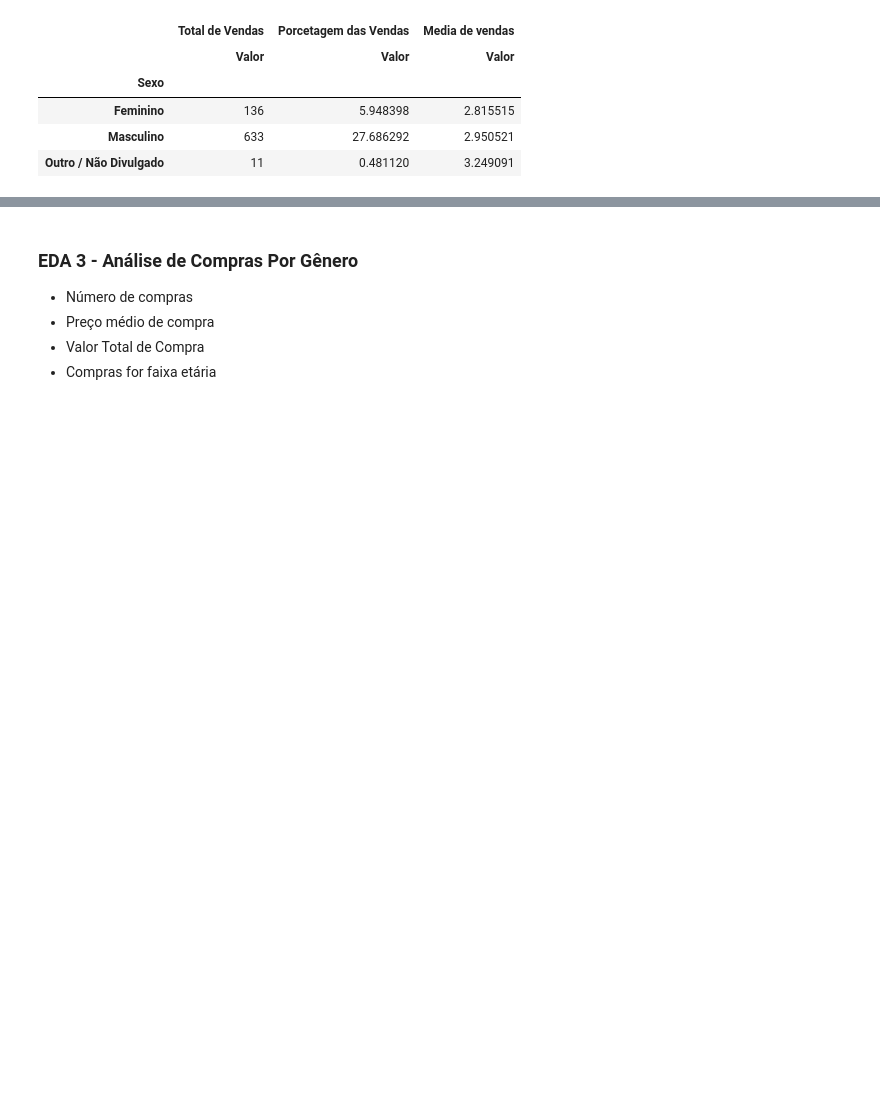
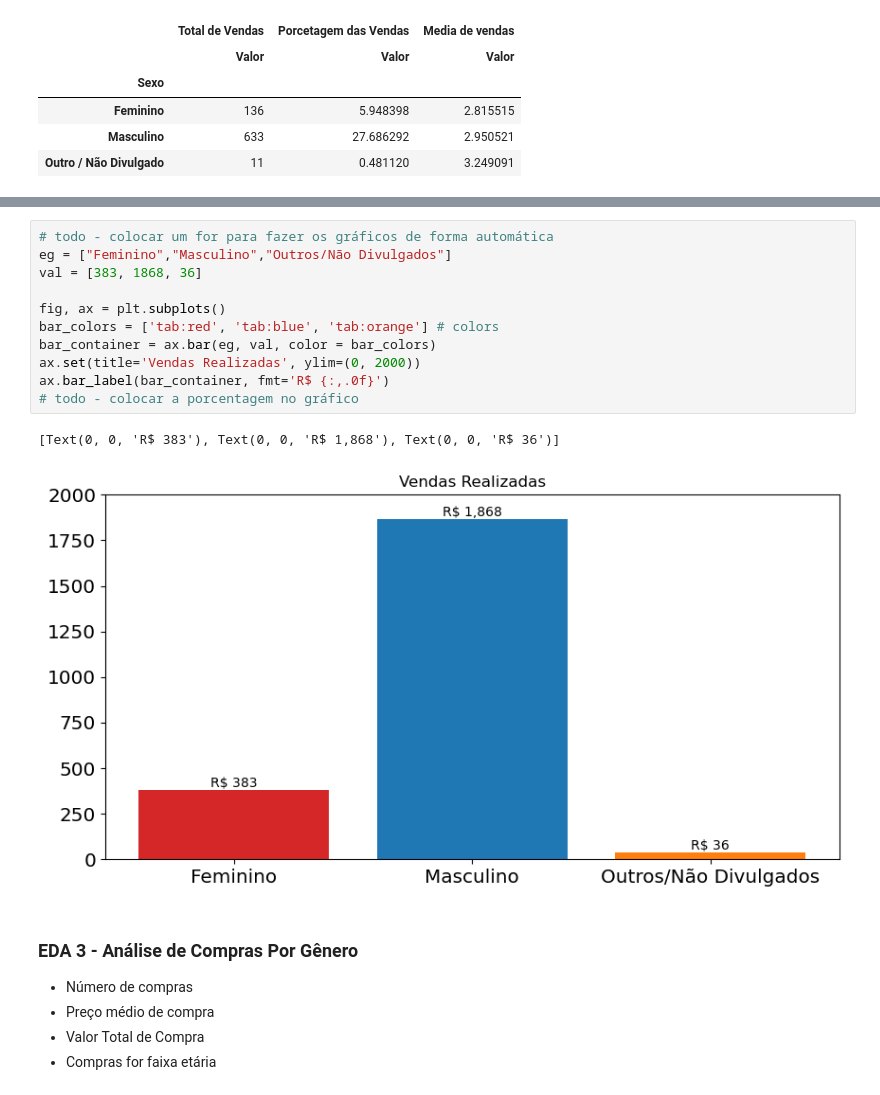
Before and after one commit to Paulophpm/E-commerce_Analytics, a Jupyter notebook: Notebook.ipynb, the cells around one changed output, grey strips where cells are left out. Drawn from its saved outputs; the diff is of its cells as text; blank space fills up the shorter version.

```diff
--- a/Notebook.ipynb
+++ b/Notebook.ipynb
@@ -103,3 +103,17 @@ ax.bar_label(bar_container, fmt='{:,.0f}')
+# %%
+# todo - colocar um for para fazer os gráficos de forma automática
+eg = ["Feminino","Masculino","Outros/Não Divulgados"]
+val = [383, 1868, 36]
+
+fig, ax = plt.subplots()
+bar_colors = ['tab:red', 'tab:blue', 'tab:orange'] # colors
+bar_container = ax.bar(eg, val, color = bar_colors)
+ax.set(title='Vendas Realizadas', ylim=(0, 2000))
+ax.bar_label(bar_container, fmt='R$ {:,.0f}')
+# todo - colocar a porcentagem no gráfico
+# %% [output]
+[Text(0, 0, 'R$ 383'), Text(0, 0, 'R$ 1,868'), Text(0, 0, 'R$ 36')]
+[figure, added]
 # %% [markdown]
 ### EDA 3 - Análise de Compras Por Gênero
 
```
Also changed, not shown: parts of 10 cells of this notebook, 1 other file.
